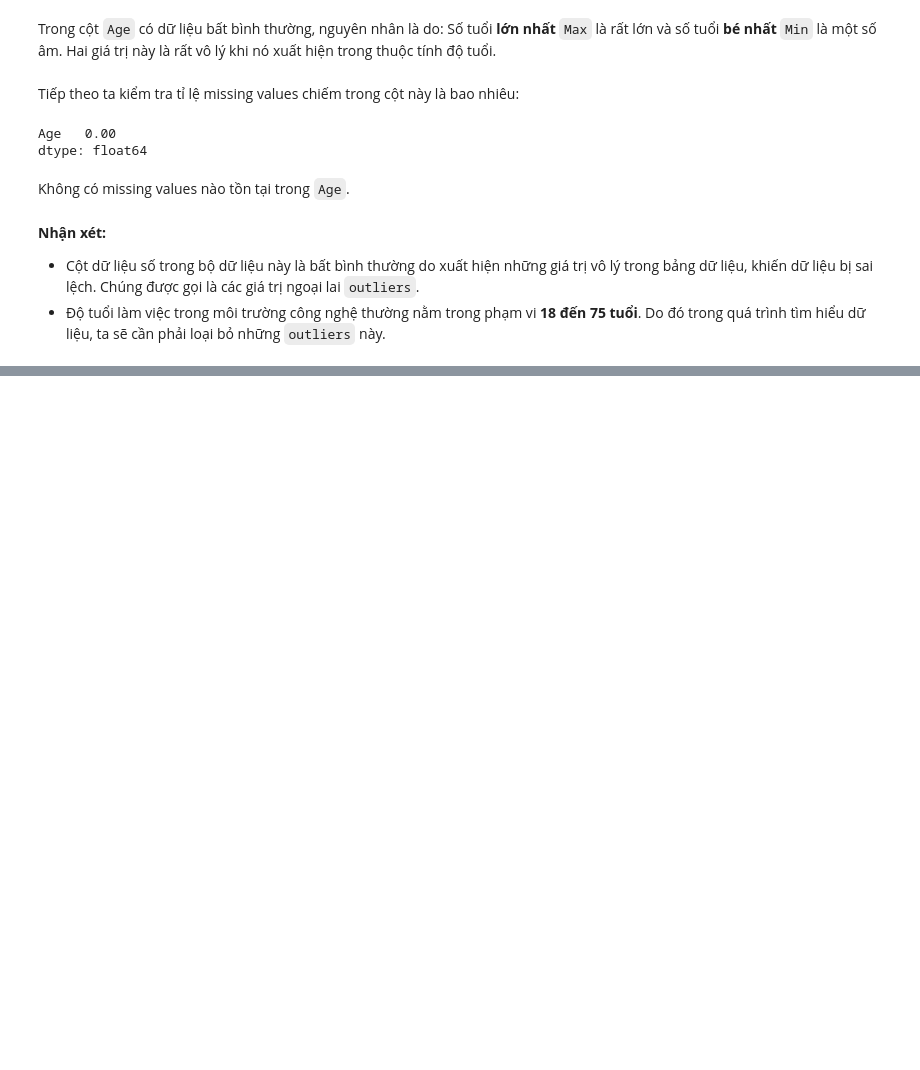
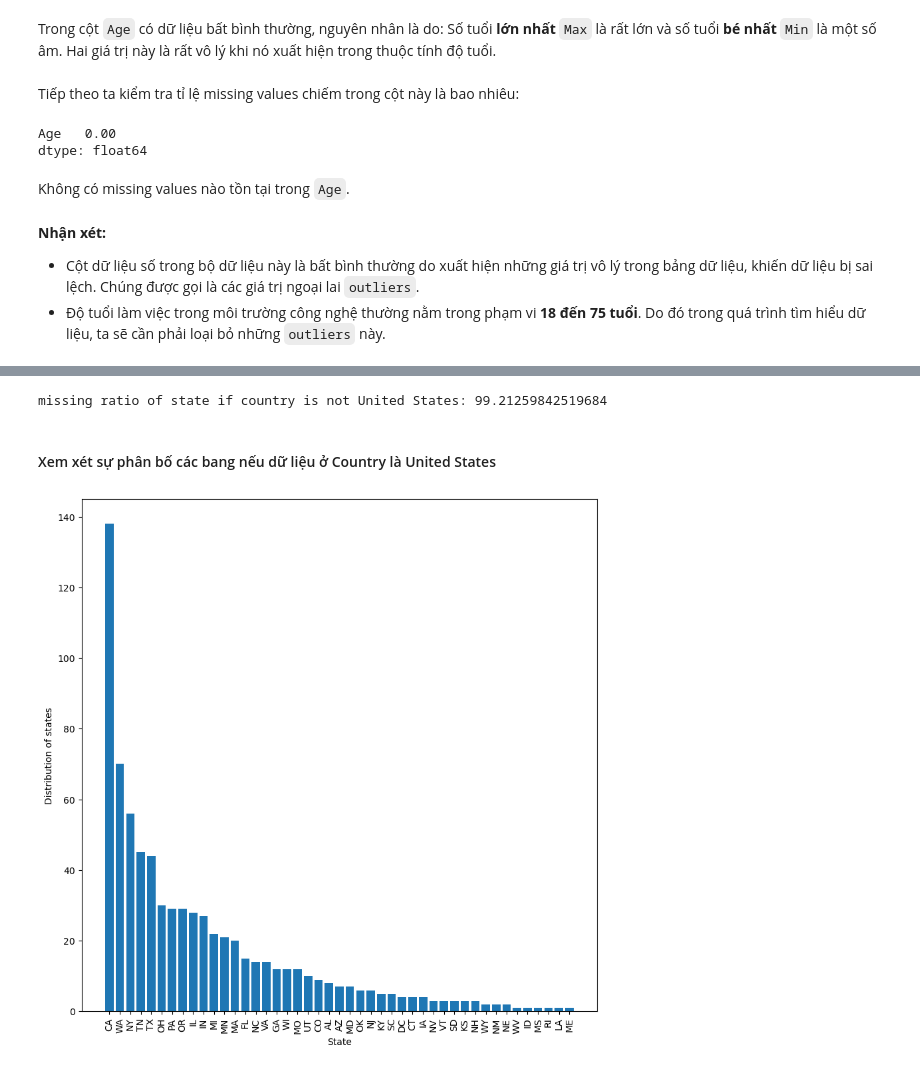
Before and after one commit to cheesepp/P4DS_FinalProject, a Jupyter notebook: Preprocess.ipynb, the cells around one changed output, grey strips where cells are left out. Saved outputs shown, nothing was run; the diff lists cells and outputs as text; code cells hidden in the pictures; blank space fills up the shorter version.

```diff
--- a/Preprocess.ipynb
+++ b/Preprocess.ipynb
@@ -89,0 +151,14 @@ Không có missing values nào tồn tại trong `Age`.
+# %%
+# define valid vals for male, female group
+male_vals = ['M', 'Male', 'male', 'm', 'Male-ish', 'maile', 'Mal', 'Male (CIS)', 'Make', 'Male ', 'Man', 'msle', 'Mail', 'cis male', 'Malr', 'Cis man']
+female_vals = ['Female', 'female', 'F', 'Cis Female', 'Femake', 'woman', 'Female ', 'cis-female/feme', 'Female (cis)', 'femail']
+
+def standard_gender(gender):
+    if gender in male_vals:
+        return 'Male'
+    elif gender in female_vals:
+        return 'Female'
+    else:
+        return'Others'
+
+raw_df['Gender'] = raw_df['Gender'].map(standard_gender)
@@ -89,0 +193,19 @@ Không có missing values nào tồn tại trong `Age`.
+# %%
+country_not_US = raw_df[raw_df['Country'] != 'United States']['state']
+print(f'missing ratio of state if country is not United States: {country_not_US.isnull().sum() * 100 / len(country_not_US)}')
+# %% [output]
+missing ratio of state if country is not United States: 99.21259842519684
+# %% [markdown]
+#### Xem xét sự phân bố các bang nếu dữ liệu ở Country là United States
+# %%
+US_state = raw_df[raw_df['Country'] == 'United States']['state'].value_counts()
+US_state
+
+plt.figure(figsize = (10, 10))
+plt.bar(US_state.index, US_state.values)
+plt.xlabel('State')
+plt.ylabel('Distribution of states')
+plt.xticks(rotation = 90)
+plt.show()
+# %% [output]
+[figure, added]
```
Also changed, not shown: parts of 21 cells of this notebook.
